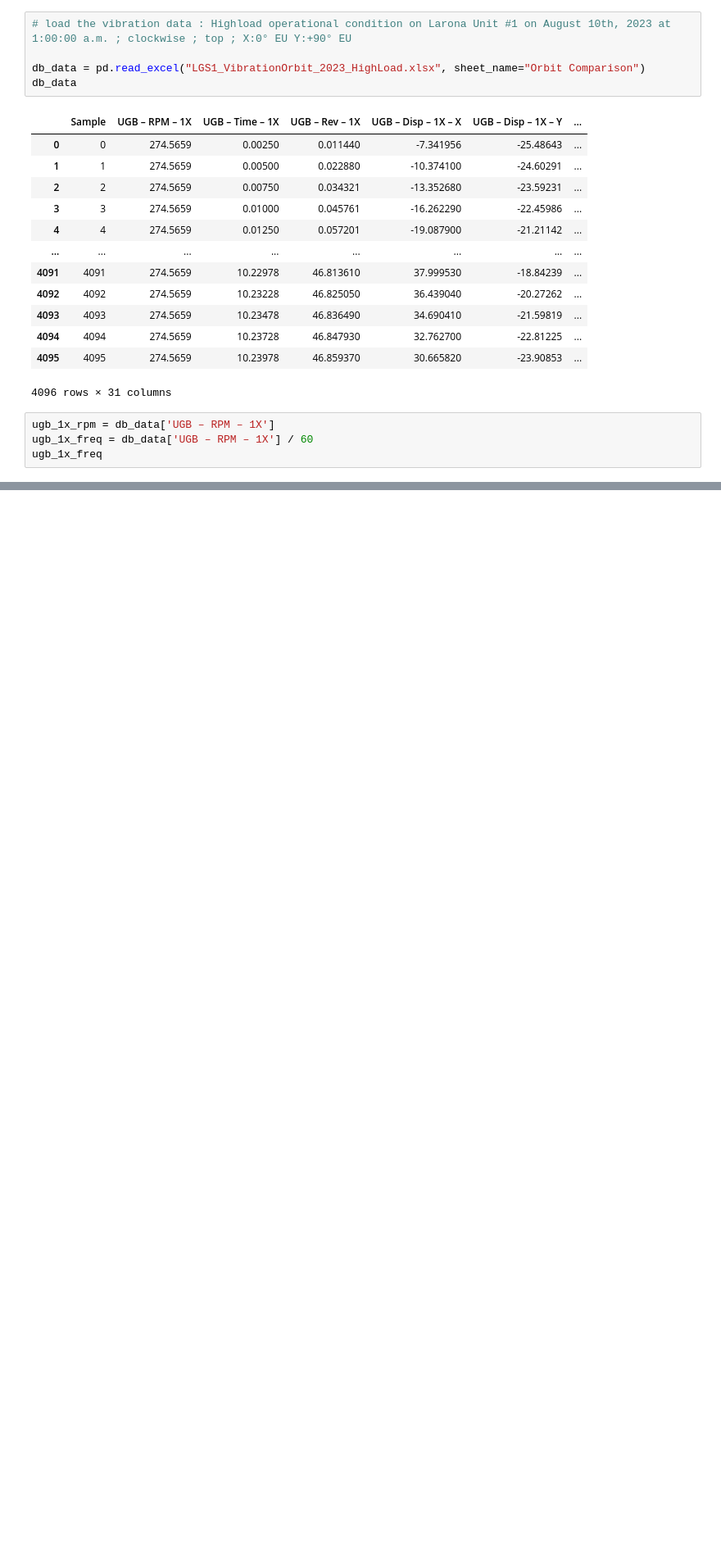
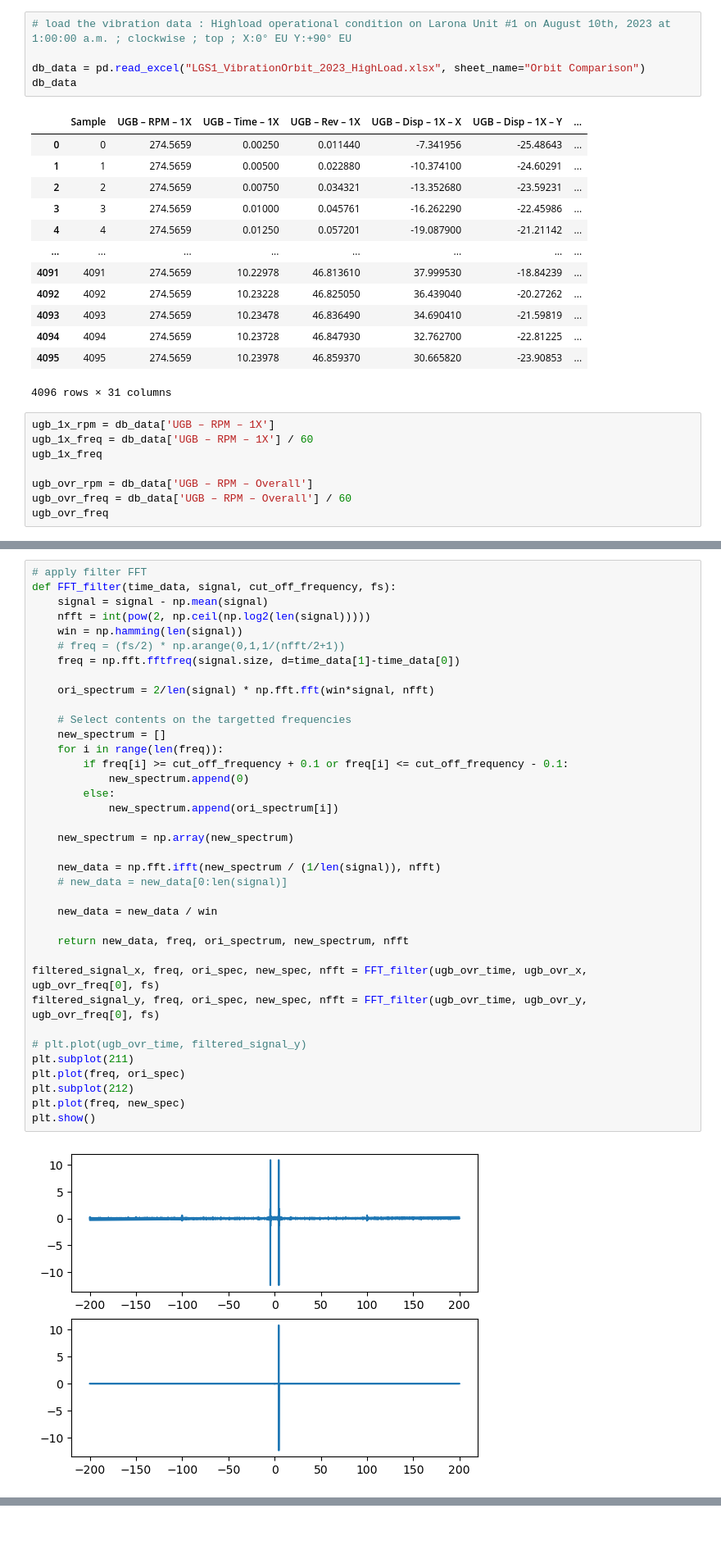
Before and after one commit to mekatronik-achmadi/Predict-CBM, a Jupyter notebook: Vale/TestOlahPy/preliminary_data_analysis/orbital_analysis.ipynb, the cells around one changed output, grey strips where cells are left out. Shown: that part at 82% size. Saved outputs shown, nothing was run; the diff lists cells and outputs as text; blank space fills up the shorter version.

```diff
--- a/Vale/TestOlahPy/preliminary_data_analysis/orbital_analysis.ipynb
+++ b/Vale/TestOlahPy/preliminary_data_analysis/orbital_analysis.ipynb
@@ -34,4 +35,8 @@ db_data
 ugb_1x_rpm = db_data['UGB – RPM – 1X']
 ugb_1x_freq = db_data['UGB – RPM – 1X'] / 60
 ugb_1x_freq
+
+ugb_ovr_rpm = db_data['UGB – RPM – Overall']
+ugb_ovr_freq = db_data['UGB – RPM – Overall'] / 60
+ugb_ovr_freq
 # %% [output]
@@ -83,0 +90,39 @@ plt.show()
+# %%
+# apply filter FFT
+def FFT_filter(time_data, signal, cut_off_frequency, fs):
+    signal = signal - np.mean(signal)
+    nfft = int(pow(2, np.ceil(np.log2(len(signal)))))
+    win = np.hamming(len(signal))
+    # freq = (fs/2) * np.arange(0,1,1/(nfft/2+1))
+    freq = np.fft.fftfreq(signal.size, d=time_data[1]-time_data[0])
+
+    ori_spectrum = 2/len(signal) * np.fft.fft(win*signal, nfft)
+
+    # Select contents on the targetted frequencies
+    new_spectrum = []
+    for i in range(len(freq)):
+        if freq[i] >= cut_off_frequency + 0.1 or freq[i] <= cut_off_frequency - 0.1:
+            new_spectrum.append(0)
+        else:
+            new_spectrum.append(ori_spectrum[i])
+
+    new_spectrum = np.array(new_spectrum)
+
+    new_data = np.fft.ifft(new_spectrum / (1/len(signal)), nfft)
+    # new_data = new_data[0:len(signal)]
+
+    new_data = new_data / win
+
+    return new_data, freq, ori_spectrum, new_spectrum, nfft
+
+filtered_signal_x, freq, ori_spec, new_spec, nfft = FFT_filter(ugb_ovr_time, ugb_ovr_x, ugb_ovr_freq[0], fs)
+filtered_signal_y, freq, ori_spec, new_spec, nfft = FFT_filter(ugb_ovr_time, ugb_ovr_y, ugb_ovr_freq[0], fs)
+
+# plt.plot(ugb_ovr_time, filtered_signal_y)
+plt.subplot(211)
+plt.plot(freq, ori_spec)
+plt.subplot(212)
+plt.plot(freq, new_spec)
+plt.show()
+# %% [output]
+[figure, added]
```
Also changed, not shown: parts of 7 cells of this notebook.
